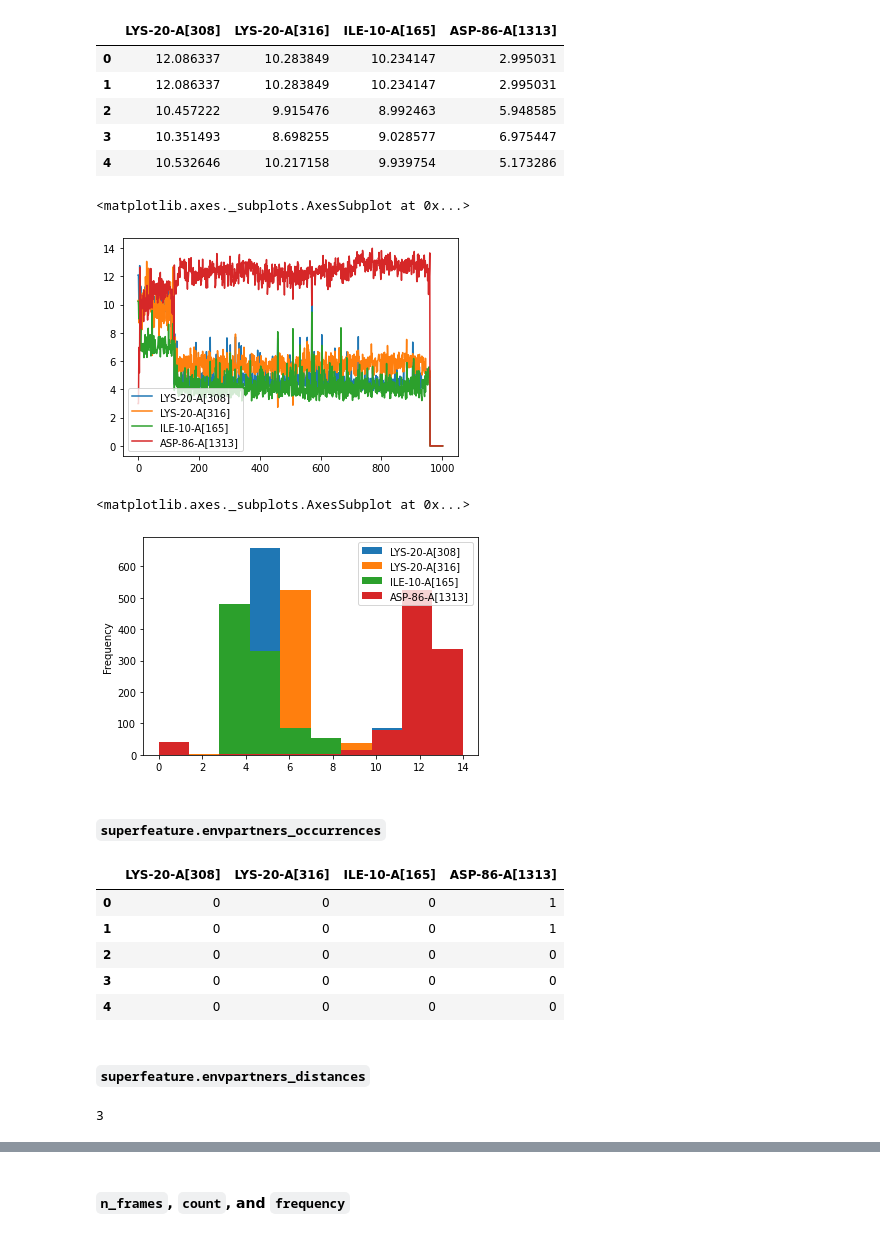
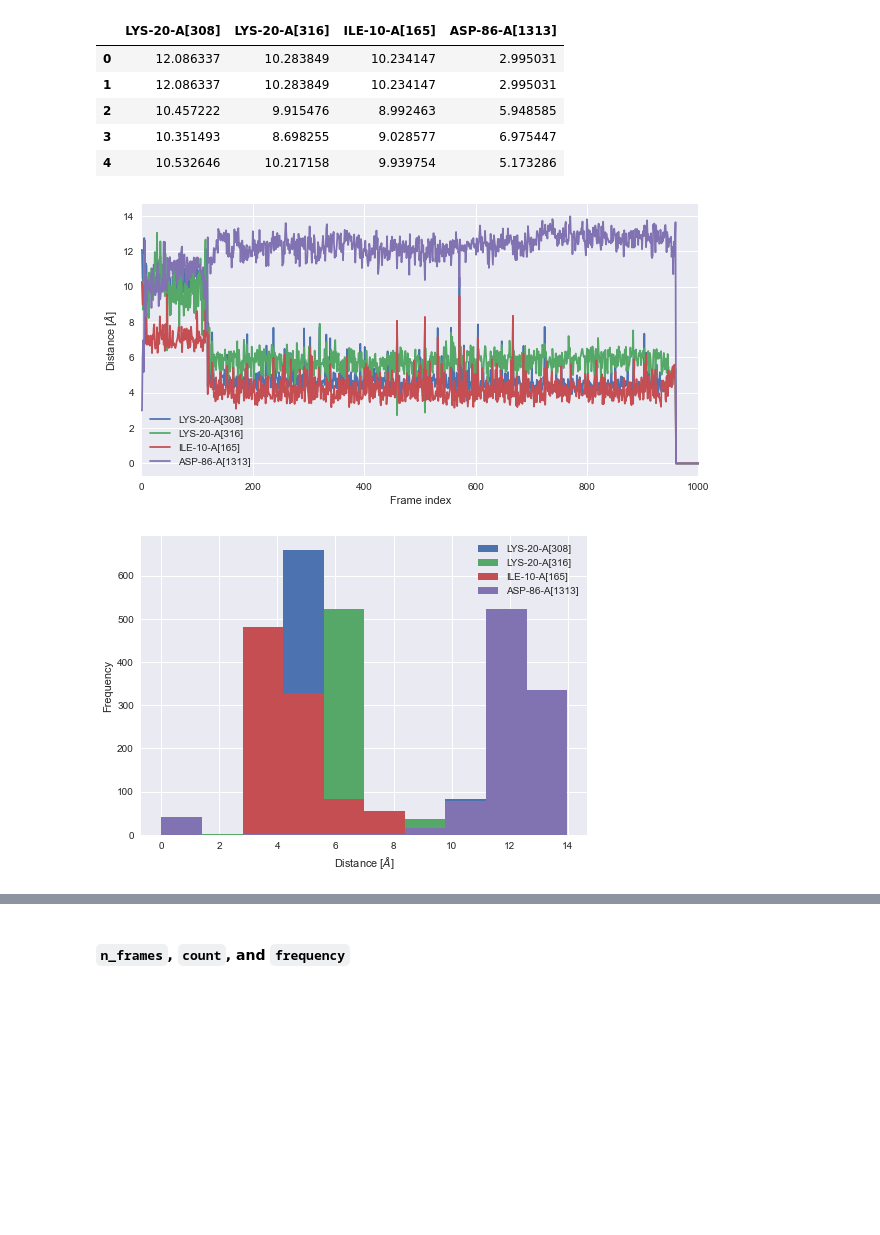
Before and after one commit to wolberlab/dynophores, a Jupyter notebook: docs/examples/notebooks/analyze_dynophores.ipynb, the cells around one changed output, grey strips where cells are left out. Drawn from its saved outputs; the diff is of its cells as text; code cells hidden in the pictures; blank space fills up the shorter version.

```diff
--- a/docs/examples/notebooks/analyze_dynophores.ipynb
+++ b/docs/examples/notebooks/analyze_dynophores.ipynb
@@ -127,29 +134,10 @@ dict_keys(['HBA[4619]', 'HBA[4618]', 'AR[4622,4615,4623,4613,4614,4621]', 'AR[46
 | 3 | 10.351493 | 8.698255 | 9.028577 | 6.975447 |
 | 4 | 10.532646 | 10.217158 | 9.939754 | 5.173286 |
 # %%
-dynophore.envpartners_distances['HBA[4619]'].plot()
+dynophore.plot_envpartner_distances('HBA[4619]', kind='line')
 # %% [output]
-<matplotlib.axes._subplots.AxesSubplot at 0x...>
-[figure, old version]
+[figure, new version]
 # %%
-dynophore.envpartners_distances['HBA[4619]'].plot(kind='hist')
+dynophore.plot_envpartner_distances('HBA[4619]', kind='hist')
 # %% [output]
-<matplotlib.axes._subplots.AxesSubplot at 0x...>
-[figure, old version]
+[figure, new version]
-# %% [markdown]
-#### `superfeature.envpartners_occurrences`
-# %%
-dynophore.superfeatures[0].envpartners_occurrences.head()
-# %% [output]
-|  | LYS-20-A[308] | LYS-20-A[316] | ILE-10-A[165] | ASP-86-A[1313] |
-| 0 | 0 | 0 | 0 | 1 |
-| 1 | 0 | 0 | 0 | 1 |
-| 2 | 0 | 0 | 0 | 0 |
-| 3 | 0 | 0 | 0 | 0 |
-| 4 | 0 | 0 | 0 | 0 |
-# %% [markdown]
-#### `superfeature.envpartners_distances`
-# %%
-sum(np.array([1,2]))
-# %% [output]
-3
```
Also changed, not shown: parts of 20 cells of this notebook.
